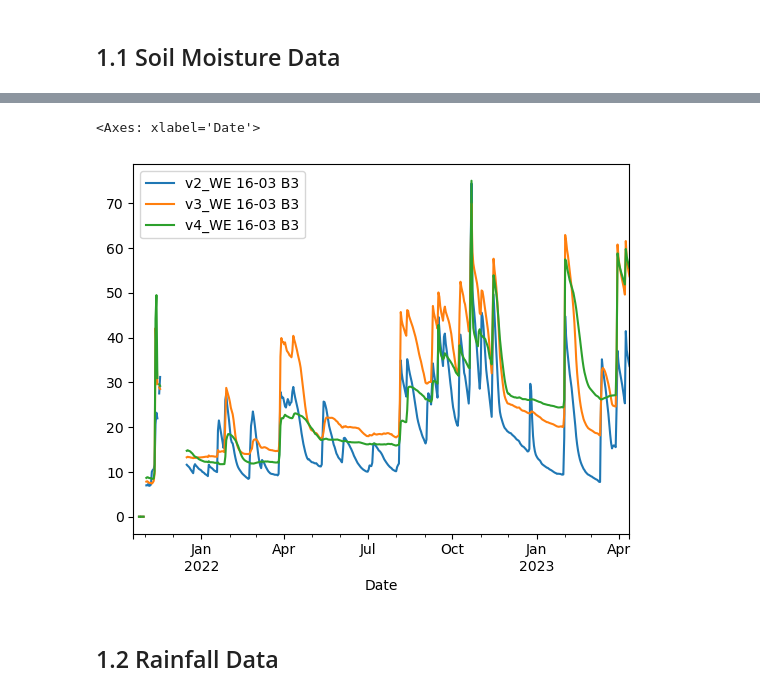
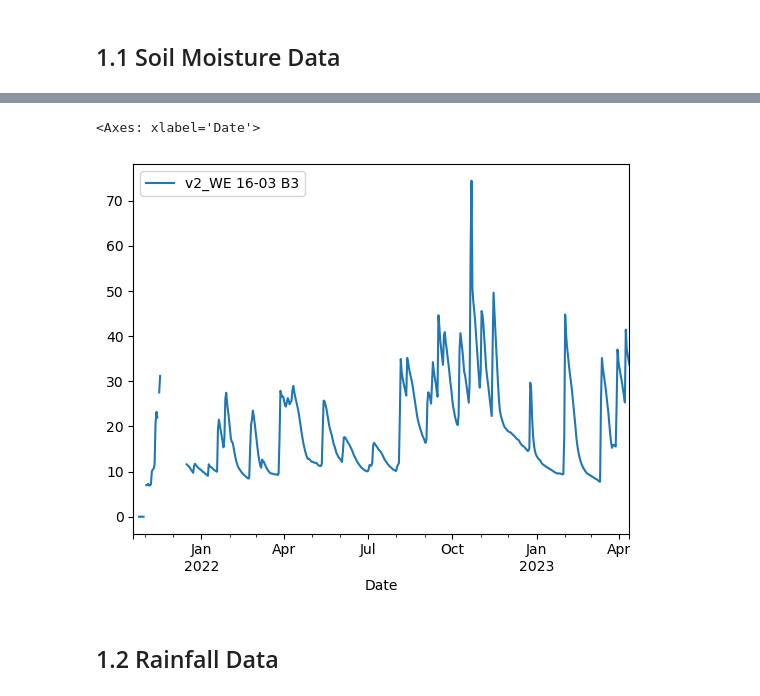
Before and after one commit to dare-centre/DDC-I, a Jupyter notebook: 00_Data_Preprocessing.ipynb, the cells around one changed output, grey strips where cells are left out. Drawn from its saved outputs; the diff is of its cells as text; code cells hidden in the pictures.

```diff
--- a/00_Data_Preprocessing.ipynb
+++ b/00_Data_Preprocessing.ipynb
@@ -63,9 +63,6 @@ for this_v in vcols:
     daily_sm_data.loc[daily_sm_data[this_v]<0,this_v] = np.nan
     daily_sm_data.loc[daily_sm_data[this_v]>125,this_v] = np.nan
 
-# keep v2 - v6
-daily_sm_data = daily_sm_data.loc[:,['Date','device','v2','v3','v4']]
-
 display(daily_sm_data.head())
 display(daily_sm_data.tail())
 # %% [output]
@@ -101,13 +98,19 @@ Gauge: WW 12-03 AE start: 2021-10-19 00:00:00 end: 2023-04-12 00:00:00
 # %%
 # restrict to a number of devices
 device_keep = ['WE 16-03 B3']
+depths_keep = ['v2'] #,'v3','v4'
+
+# keep v2 - v6
+daily_sm_data = daily_sm_data.loc[:,['Date','device']+depths_keep]
+
+
 daily_smss_data = daily_sm_data.query('device == @device_keep').copy()
-daily_smss_data = daily_smss_data.pivot(index='Date',columns='device',values=['v2','v3','v4'])
+daily_smss_data = daily_smss_data.pivot(index='Date',columns='device',values=depths_keep)
 daily_smss_data.columns = ['_'.join(col).strip() for col in daily_smss_data.columns.values]
 daily_smss_data.plot()
 # %% [output]
 <Axes: xlabel='Date'>
-[figure, old version]
+[figure, new version]
 # %% [markdown]
 ## 1.2 Rainfall Data
 # %%
```
Also changed, not shown: parts of 7 cells of this notebook, 8 other files.
